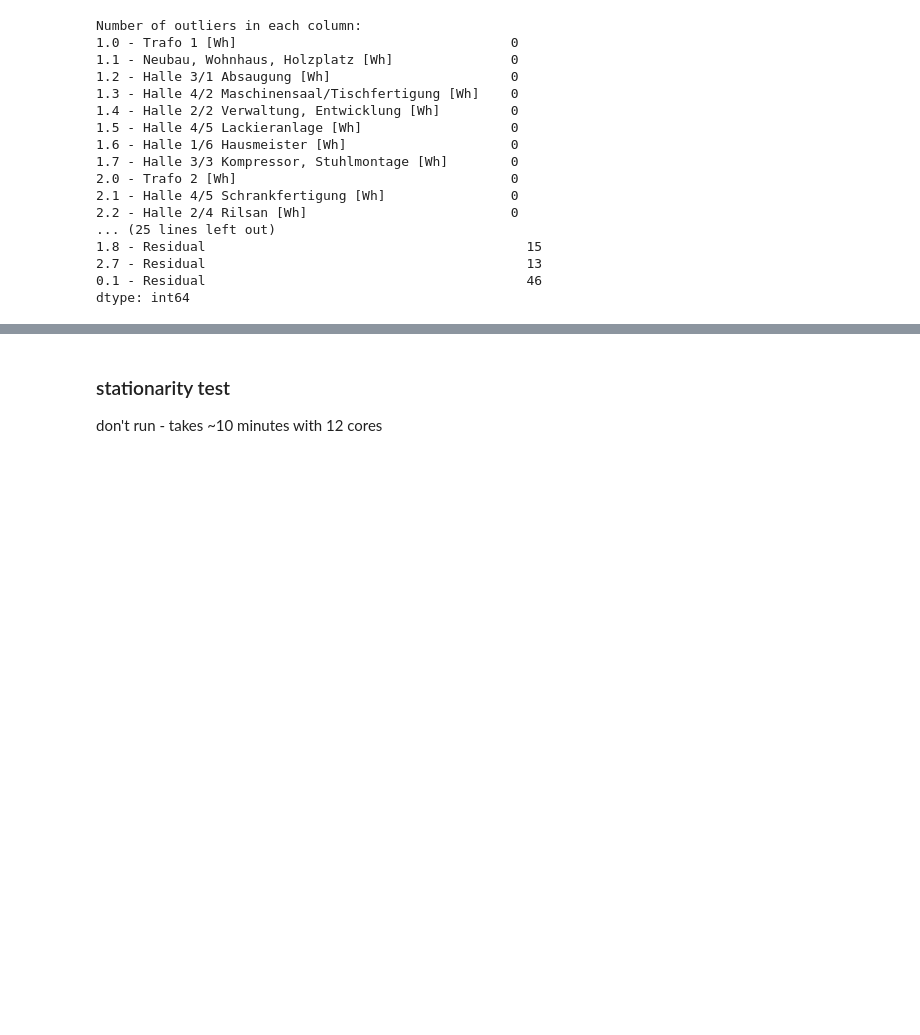
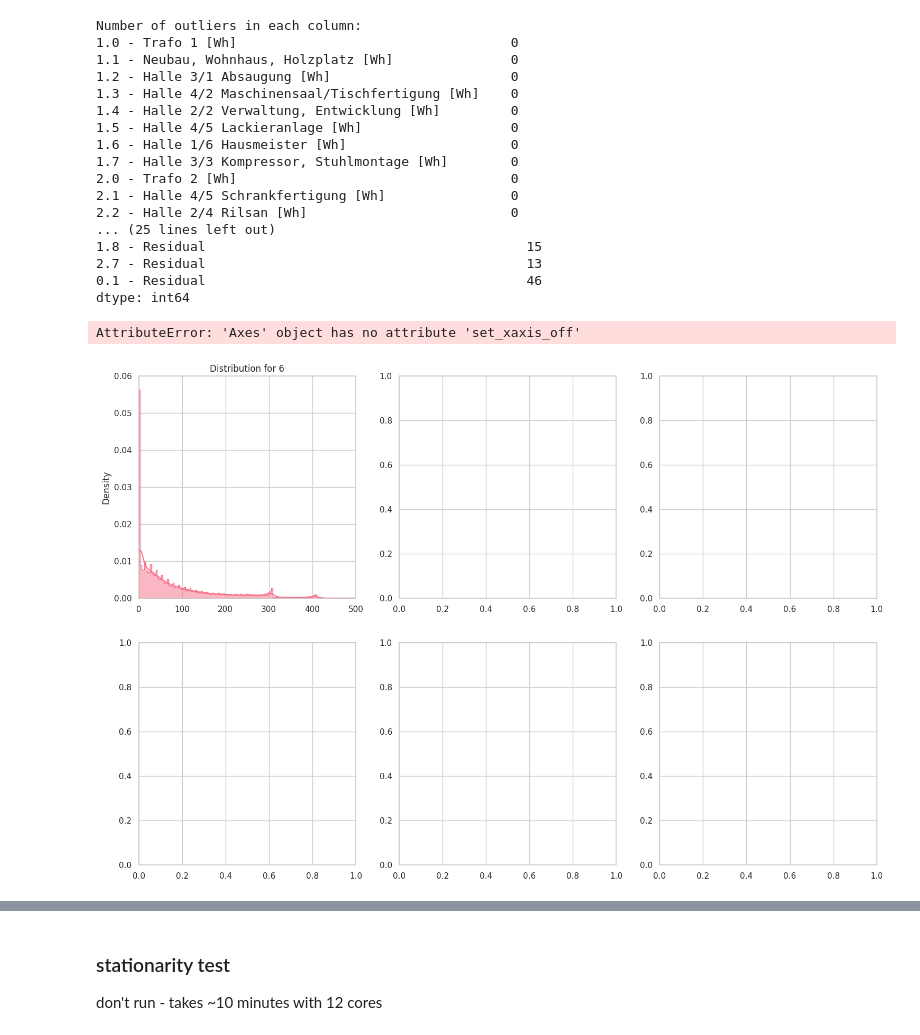
Before and after one commit to janbesler/Masterarbeit, a Jupyter notebook: src/0_Data_Pipeline.ipynb, the cells around one changed output, grey strips where cells are left out. Saved outputs shown, nothing was run; the diff lists cells and outputs as text; code cells hidden in the pictures; blank space fills up the shorter version.

```diff
--- a/src/0_Data_Pipeline.ipynb
+++ b/src/0_Data_Pipeline.ipynb
@@ -449,3 +450,55 @@ Number of outliers in each column:
 2.7 - Residual                                         13
 0.1 - Residual                                         46
 dtype: int64
+# %%
+import seaborn as sns
+import matplotlib.pyplot as plt
+
+# Set the style
+sns.set(style="whitegrid")
+
+# Create a color palette with different colors for each key
+palette = sns.color_palette("husl", len(Kelmarsh_df))
+
+# Create a 2x3 grid of subplots
+fig, axes = plt.subplots(2, 3, figsize=(18, 12))
+axes = axes.flatten()  # Flatten the 2D array of axes into 1D for easier indexing
+
+# Define common x and y limits for all subplots
+common_xlim = (0, 500)  # Replace with actual min and max values of 'Energy Export (kWh)' for all keys
+common_ylim = (0, 0.06)  # Replace with actual min and max densities
+
+# Loop through each key in Kelmarsh_df and each axis in the 2x3 grid
+for ax, (key, df), color in zip(axes, Kelmarsh_df.items(), palette):
+    sns.histplot(df['Energy Export (kWh)'], kde=True, ax=ax, element="step", stat="density", color=color)
+    ax.set_title(f'Distribution for {key}')
+
+    # Set common x and y limits
+    ax.set_xlim(common_xlim)
+    ax.set_ylim(common_ylim)
+
+    # Remove x-axis labels for top row
+    if ax in axes[:3]:
+        ax.set_xlabel('')
+        ax.set_xaxis_off
+
+    # Remove y-axis labels for second and third columns
+    if ax in axes[1:]:
+        ax.set_ylabel('')
+        ax.set_yaxis_off
+
+# Remove any empty subplots (if the number of keys is less than 6)
+for i in range(len(Kelmarsh_df), 6):
+    fig.delaxes(axes[i])
+
+# Adjust layout to prevent overlap
+plt.tight_layout()
+
+# Remove the top and right spines from the plot
+sns.despine()
+
+# Show the plots
+plt.show()
+# %% [output]
+AttributeError: 'Axes' object has no attribute 'set_xaxis_off'
+[figure, added]
```
Also changed, not shown: parts of 5 cells of this notebook, 2 other files.
